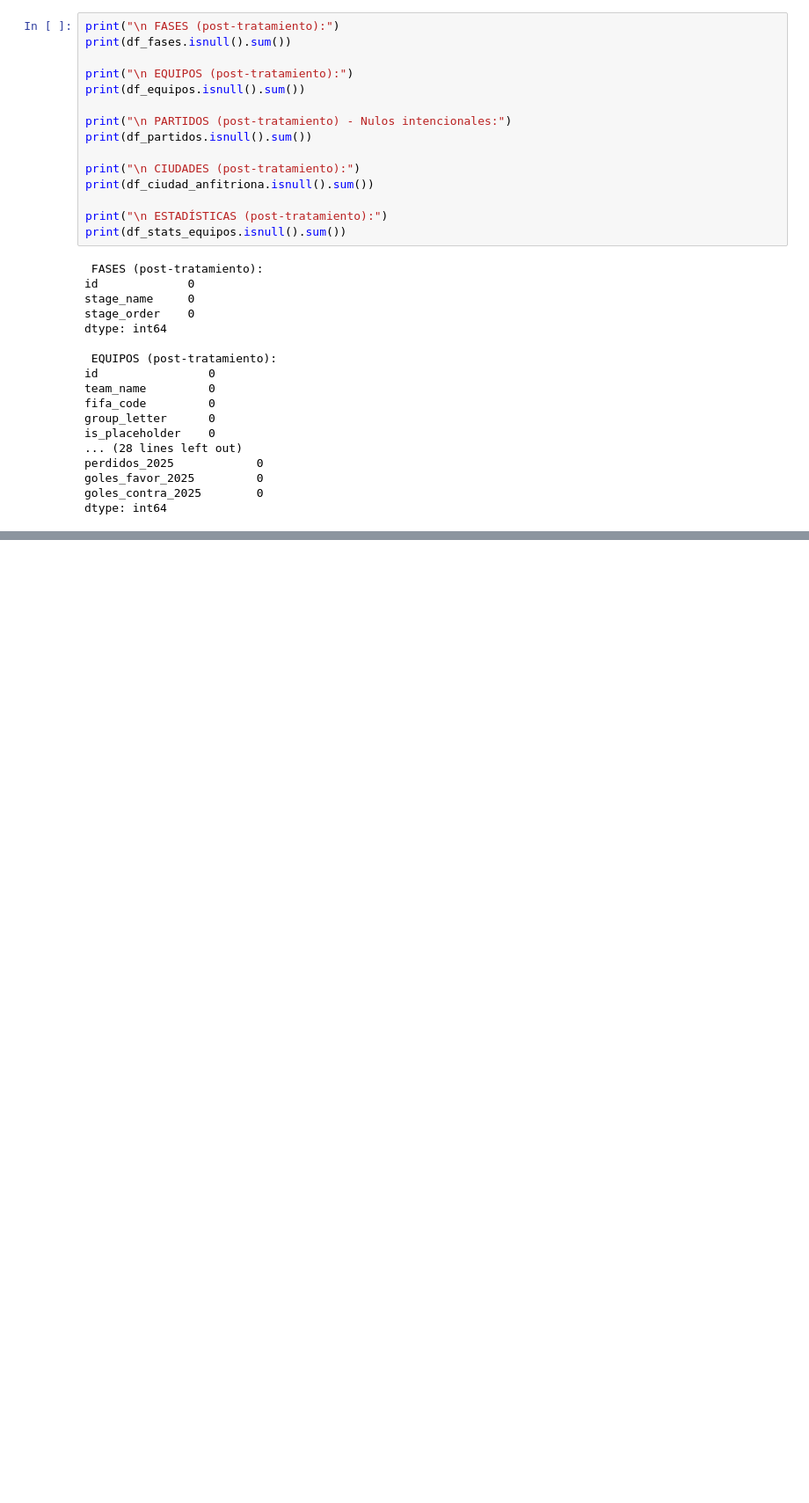
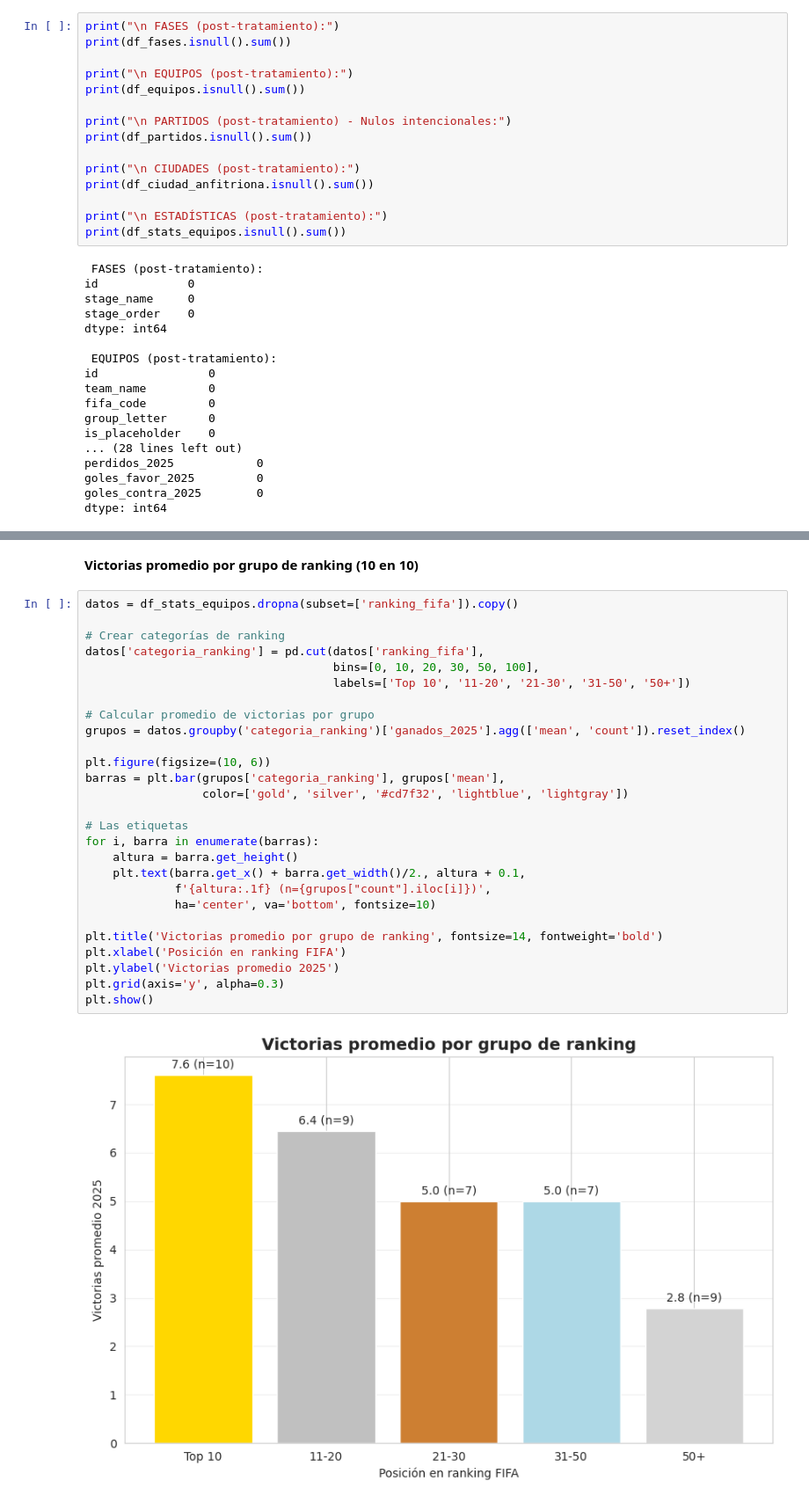
Before and after one commit to ddopazo92/Introduccion_datascience_diego_dopazo, a Jupyter notebook: PROYECTO-DOPAZODIEGO.ipynb, the cells around one changed output, grey strips where cells are left out. Shown at 88% size. Cells and saved outputs as stored; diff of their text form; blank space fills up the shorter version.

```diff
--- a/PROYECTO-DOPAZODIEGO.ipynb
+++ b/PROYECTO-DOPAZODIEGO.ipynb
@@ -377,0 +433,31 @@ dtype: int64
+# %% [markdown]
+**Victorias promedio por grupo de ranking (10 en 10)**
+# %%
+datos = df_stats_equipos.dropna(subset=['ranking_fifa']).copy()
+
+# Crear categorías de ranking
+datos['categoria_ranking'] = pd.cut(datos['ranking_fifa'],
+                                    bins=[0, 10, 20, 30, 50, 100],
+                                    labels=['Top 10', '11-20', '21-30', '31-50', '50+'])
+
+# Calcular promedio de victorias por grupo
+grupos = datos.groupby('categoria_ranking')['ganados_2025'].agg(['mean', 'count']).reset_index()
+
+plt.figure(figsize=(10, 6))
+barras = plt.bar(grupos['categoria_ranking'], grupos['mean'],
+                 color=['gold', 'silver', '#cd7f32', 'lightblue', 'lightgray'])
+
+# Las etiquetas
+for i, barra in enumerate(barras):
+    altura = barra.get_height()
+    plt.text(barra.get_x() + barra.get_width()/2., altura + 0.1,
+             f'{altura:.1f} (n={grupos["count"].iloc[i]})',
+             ha='center', va='bottom', fontsize=10)
+
+plt.title('Victorias promedio por grupo de ranking', fontsize=14, fontweight='bold')
+plt.xlabel('Posición en ranking FIFA')
+plt.ylabel('Victorias promedio 2025')
+plt.grid(axis='y', alpha=0.3)
+plt.show()
+# %% [output]
+[figure, added]
```
Also changed, not shown: parts of 13 cells of this notebook.
